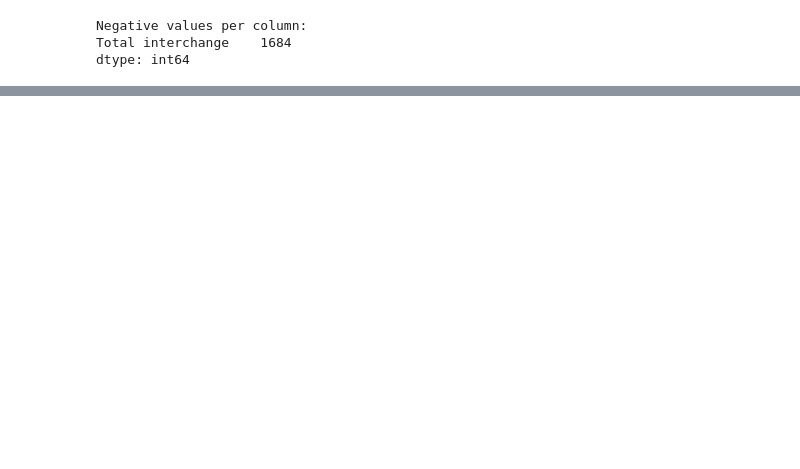
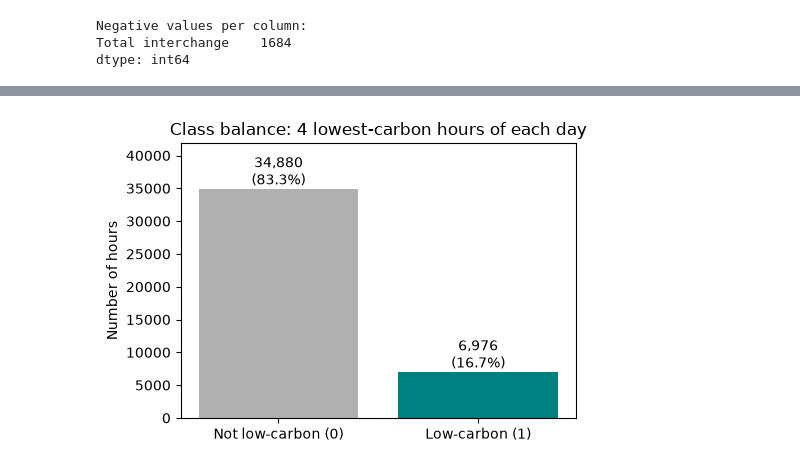
Before and after one commit to refreshminht/ac209a_low_carbon_computing, a Jupyter notebook: notebooks/01_data_cleaning.ipynb, the cells around one changed output, grey strips where cells are left out. Saved outputs shown, nothing was run; the diff lists cells and outputs as text; code cells hidden in the pictures; blank space fills up the shorter version.

```diff
--- a/notebooks/01_data_cleaning.ipynb
+++ b/notebooks/01_data_cleaning.ipynb
@@ -418,0 +621,16 @@ The first three distort carbon intensity directly. We drop whole days to stay co
+# %%
+counts = pjm_clean["low_carbon"].value_counts().sort_index()
+labels = ["Not low-carbon (0)", "Low-carbon (1)"]
+
+plt.figure(figsize=(5, 3.5))
+bars = plt.bar(labels, counts.values, color=["#b0b0b0", "teal"])
+for bar, n in zip(bars, counts.values):
+    plt.text(bar.get_x() + bar.get_width() / 2, n, f"{n:,}\n({n / counts.sum():.1%})",
+             ha="center", va="bottom")
+plt.title("Class balance: 4 lowest-carbon hours of each day")
+plt.ylabel("Number of hours")
+plt.ylim(0, counts.max() * 1.2)
+plt.tight_layout()
+plt.show()
+# %% [output]
+[figure, added]
```
Also changed, not shown: parts of 49 cells of this notebook.
